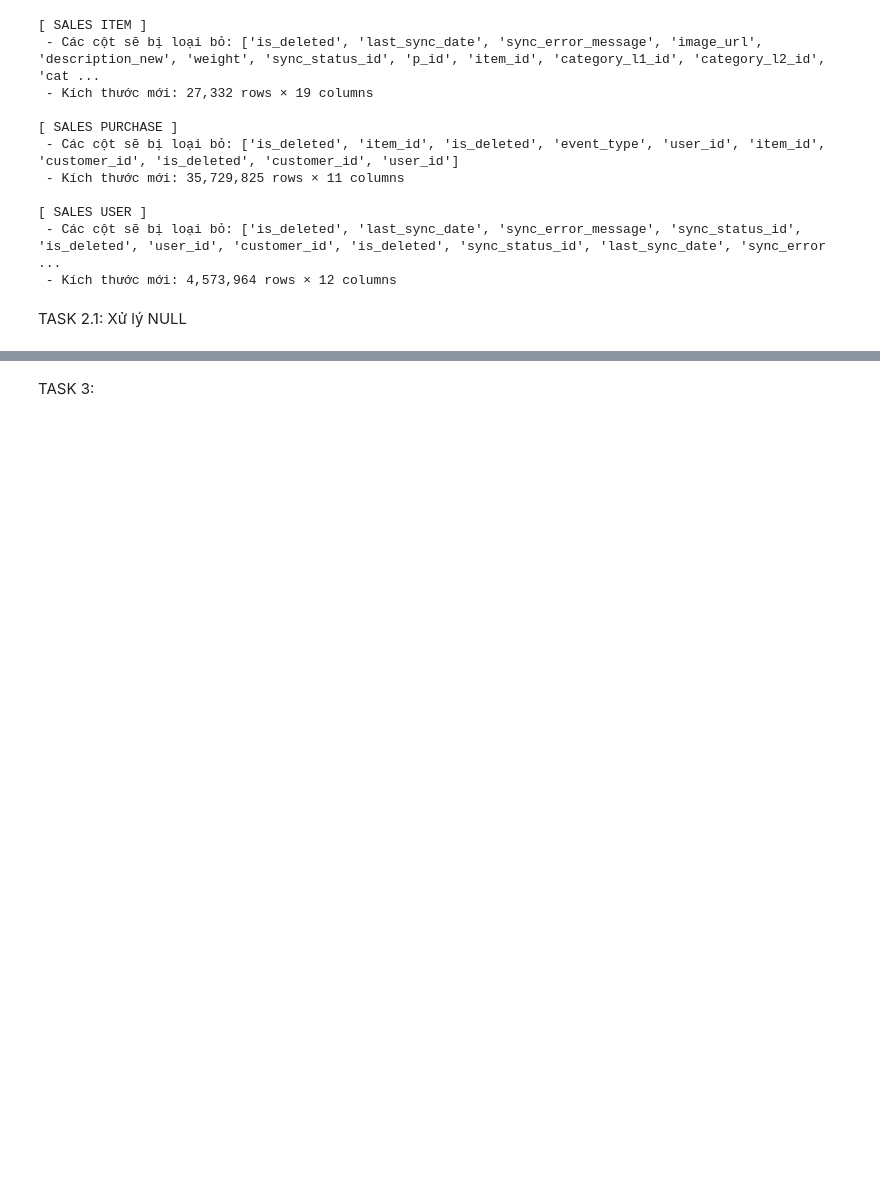
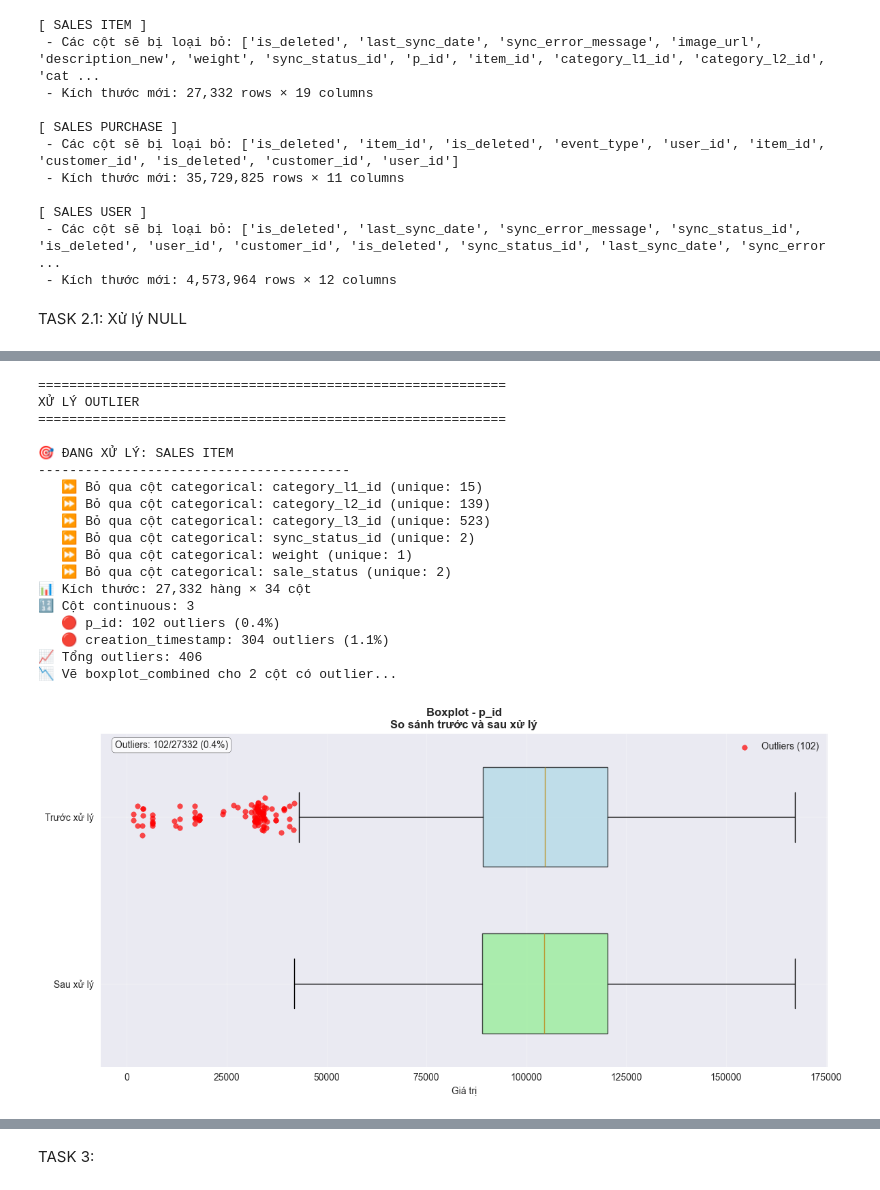
Before and after one commit to KuroNekoW/CS116, a Jupyter notebook: Peo/PPPeo.ipynb, the cells around one changed output, grey strips where cells are left out. Saved outputs shown, nothing was run; the diff lists cells and outputs as text; code cells hidden in the pictures; blank space fills up the shorter version.

Commit message:
Xu ly Outliers

```diff
--- a/Peo/PPPeo.ipynb
+++ b/Peo/PPPeo.ipynb
@@ -213,0 +446,80 @@ TASK 2.2: Xử lý Outlier
+# %%
+# XỬ LÝ OUTLIER CHO TẤT CẢ DATASETS
+print("=" * 60)
+print("XỬ LÝ OUTLIER")
+print("=" * 60)
+
+# CHỌN KIỂU VẼ: "boxplot_horizontal", "combined_horizontal", hoặc "boxplot_combined"
+plot_style = "boxplot_combined"  # Thay đổi theo ý muốn
+
+for name, df in datasets.items():
+    if df is None:
+        continue
+
+    print(f"\n🎯 ĐANG XỬ LÝ: {name}")
+    print("-" * 40)
+
+    numeric_cols = [col for col, dtype in zip(df.columns, df.dtypes) if dtype in NUMERIC_DTYPES]
+    if not numeric_cols:
+        print("❌ Không có cột số để xử lý outlier.")
+        continue
+
+    df_before = df.clone()
+    df_after, outlier_masks, continuous_cols = handle_outliers_with_winsorizing(df)
+    datasets[name] = df_after
+
+    print(f"📊 Kích thước: {df_before.shape[0]:,} hàng × {df_before.shape[1]} cột")
+    print(f"🔢 Cột continuous: {len(continuous_cols)}")
+
+    total_outliers = 0
+    cols_with_outliers = []
+
+    for col in continuous_cols:
+        outlier_count = outlier_masks[col].sum()
+        total_outliers += outlier_count
+        if outlier_count > 0:
+            cols_with_outliers.append(col)
+            percentage = (outlier_count / len(df_before)) * 100
+            print(f"   🔴 {col}: {outlier_count} outliers ({percentage:.1f}%)")
+
+    print(f"📈 Tổng outliers: {total_outliers}")
+
+    # Vẽ biểu đồ
+    if cols_with_outliers:
+        print(f"📉 Vẽ {plot_style} cho {len(cols_with_outliers)} cột có outlier...")
+        for col in cols_with_outliers:
+            outlier_mask = outlier_masks[col]
+
+            if plot_style == "boxplot_horizontal":
+                plot_outlier_boxplot_horizontal(df_before, df_after, col, outlier_mask, name)
+            elif plot_style == "combined_horizontal":
+                plot_outlier_combined_horizontal(df_before, df_after, col, outlier_mask, name)
+            elif plot_style == "boxplot_combined":
+                plot_outlier_boxplot_combined_horizontal(df_before, df_after, col, outlier_mask, name)
+
+    else:
+        print("✅ Không tìm thấy outlier trong các cột continuous.")
+
+print("\n" + "=" * 60)
+print("HOÀN TẤT XỬ LÝ OUTLIER!")
+print("=" * 60)
+# %% [output]
+============================================================
+XỬ LÝ OUTLIER
+============================================================
+
+🎯 ĐANG XỬ LÝ: SALES ITEM
+----------------------------------------
+   ⏩ Bỏ qua cột categorical: category_l1_id (unique: 15)
+   ⏩ Bỏ qua cột categorical: category_l2_id (unique: 139)
+   ⏩ Bỏ qua cột categorical: category_l3_id (unique: 523)
+   ⏩ Bỏ qua cột categorical: sync_status_id (unique: 2)
+   ⏩ Bỏ qua cột categorical: weight (unique: 1)
+   ⏩ Bỏ qua cột categorical: sale_status (unique: 2)
+📊 Kích thước: 27,332 hàng × 34 cột
+🔢 Cột continuous: 3
+   🔴 p_id: 102 outliers (0.4%)
+   🔴 creation_timestamp: 304 outliers (1.1%)
+📈 Tổng outliers: 406
+📉 Vẽ boxplot_combined cho 2 cột có outlier...
+[figure, added]
```
Also changed, not shown: parts of 8 cells of this notebook.
